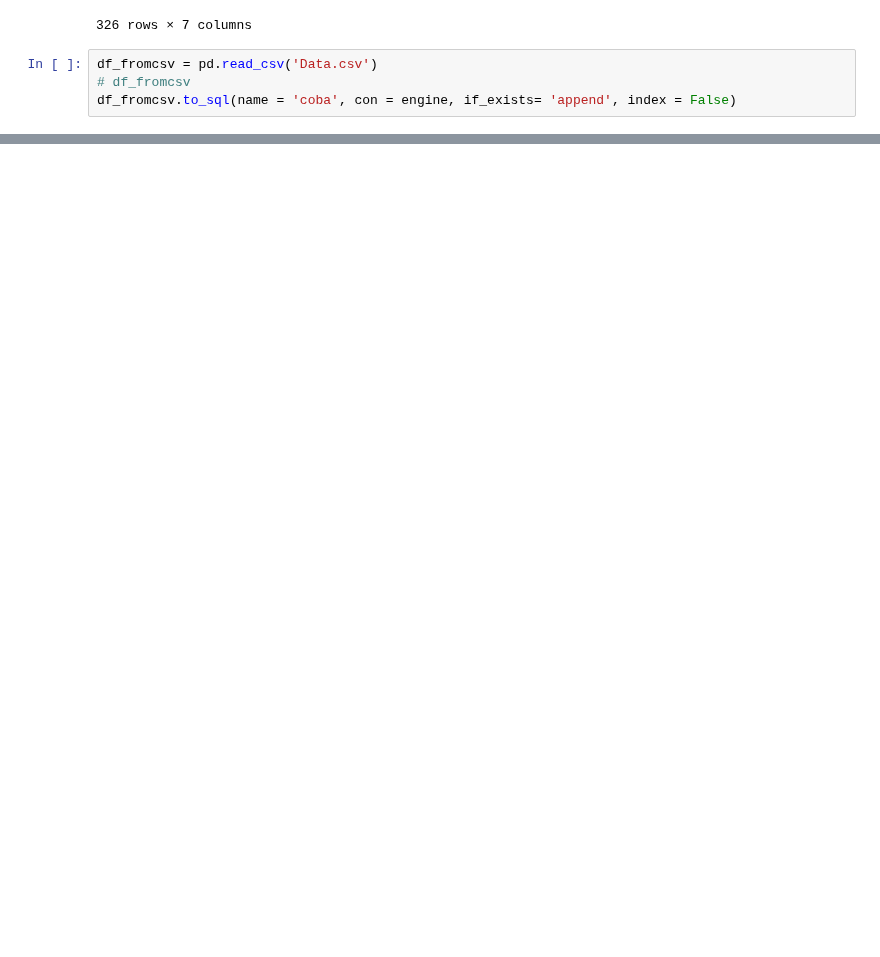
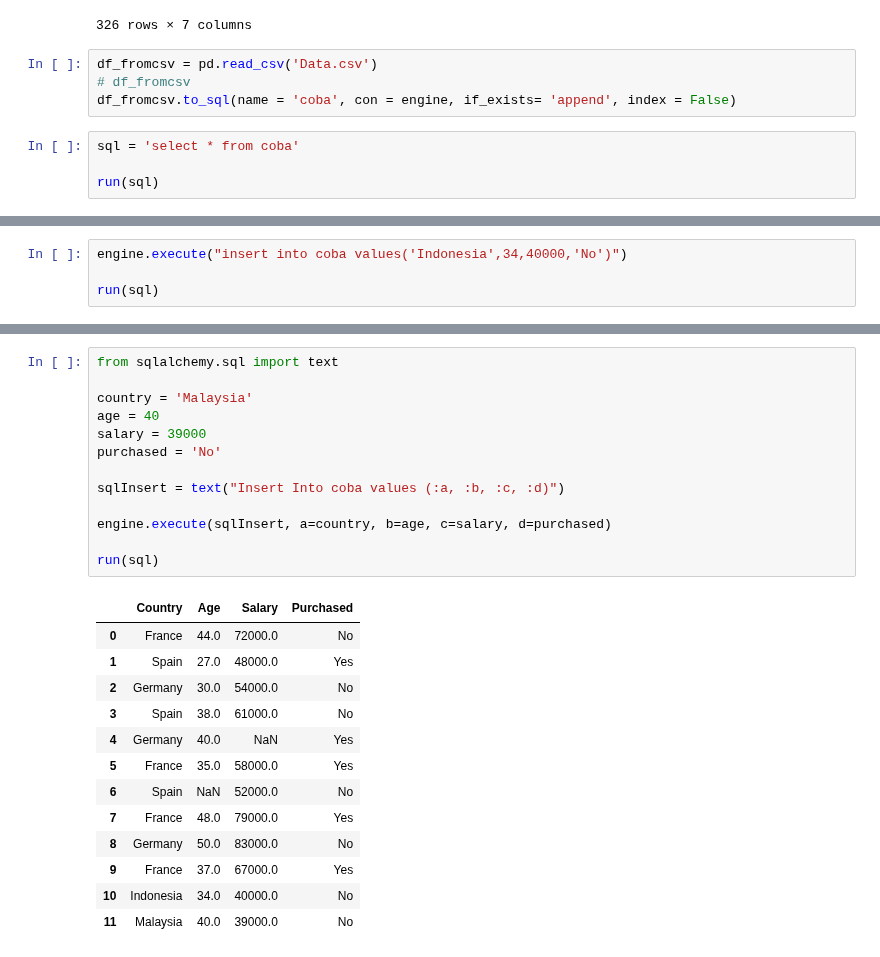
Before and after one commit to dennypirhadi/digitalent2018, a Jupyter notebook: sqlalchemy.ipynb, the cells around one changed output, grey strips where cells are left out. Cells and saved outputs as stored; diff of their text form; blank space fills up the shorter version.

```diff
--- a/sqlalchemy.ipynb
+++ b/sqlalchemy.ipynb
@@ -41,3 +41,7 @@ run(sql)
 df_fromcsv = pd.read_csv('Data.csv')
 # df_fromcsv
 df_fromcsv.to_sql(name = 'coba', con = engine, if_exists= 'append', index = False)
+# %%
+sql = 'select * from coba'
+
+run(sql)
@@ -43,0 +60,4 @@ df_fromcsv.to_sql(name = 'coba', con = engine, if_exists= 'append', index = Fals
+# %%
+engine.execute("insert into coba values('Indonesia',34,40000,'No')")
+
+run(sql)
@@ -43,0 +77,27 @@ df_fromcsv.to_sql(name = 'coba', con = engine, if_exists= 'append', index = Fals
+# %%
+from sqlalchemy.sql import text
+
+country = 'Malaysia'
+age = 40
+salary = 39000
+purchased = 'No'
+
+sqlInsert = text("Insert Into coba values (:a, :b, :c, :d)")
+
+engine.execute(sqlInsert, a=country, b=age, c=salary, d=purchased)
+
+run(sql)
+# %% [output]
+|  | Country | Age | Salary | Purchased |
+| 0 | France | 44.0 | 72000.0 | No |
+| 1 | Spain | 27.0 | 48000.0 | Yes |
+| 2 | Germany | 30.0 | 54000.0 | No |
+| 3 | Spain | 38.0 | 61000.0 | No |
+| 4 | Germany | 40.0 | NaN | Yes |
+| 5 | France | 35.0 | 58000.0 | Yes |
+| 6 | Spain | NaN | 52000.0 | No |
+| 7 | France | 48.0 | 79000.0 | Yes |
+| 8 | Germany | 50.0 | 83000.0 | No |
+| 9 | France | 37.0 | 67000.0 | Yes |
+| 10 | Indonesia | 34.0 | 40000.0 | No |
+| 11 | Malaysia | 40.0 | 39000.0 | No |
```
Also changed, not shown: parts of 4 cells of this notebook, 8 other files.
